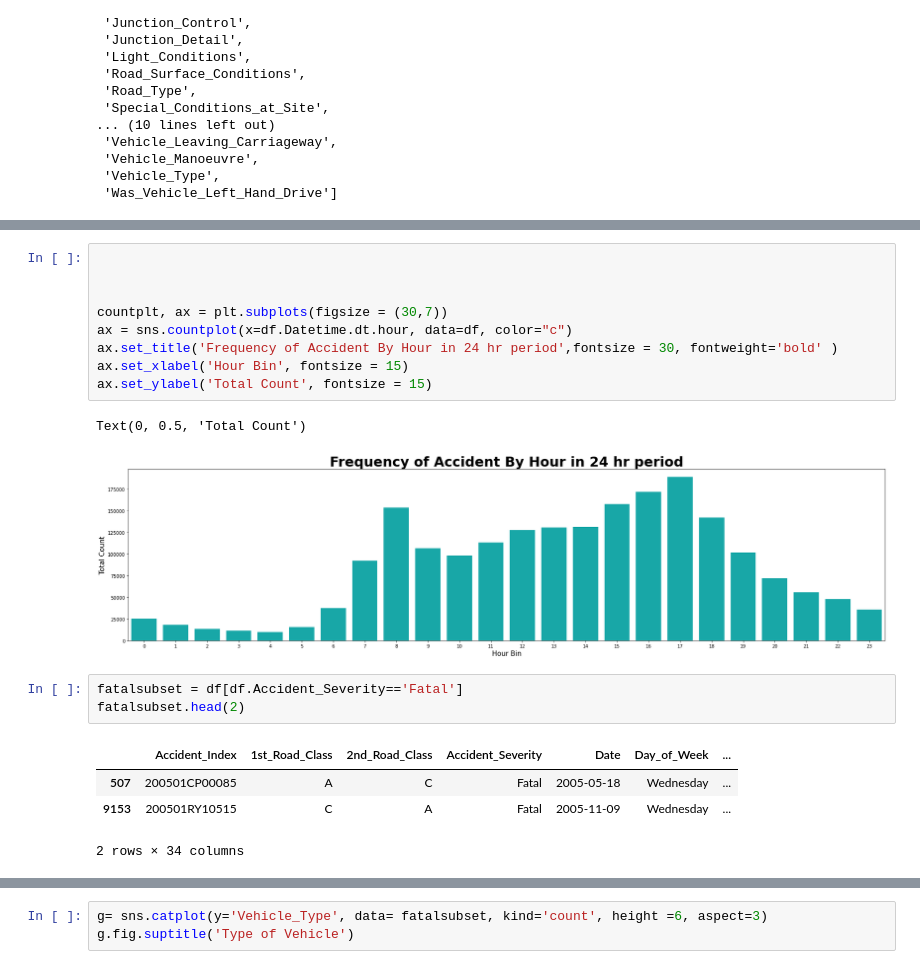
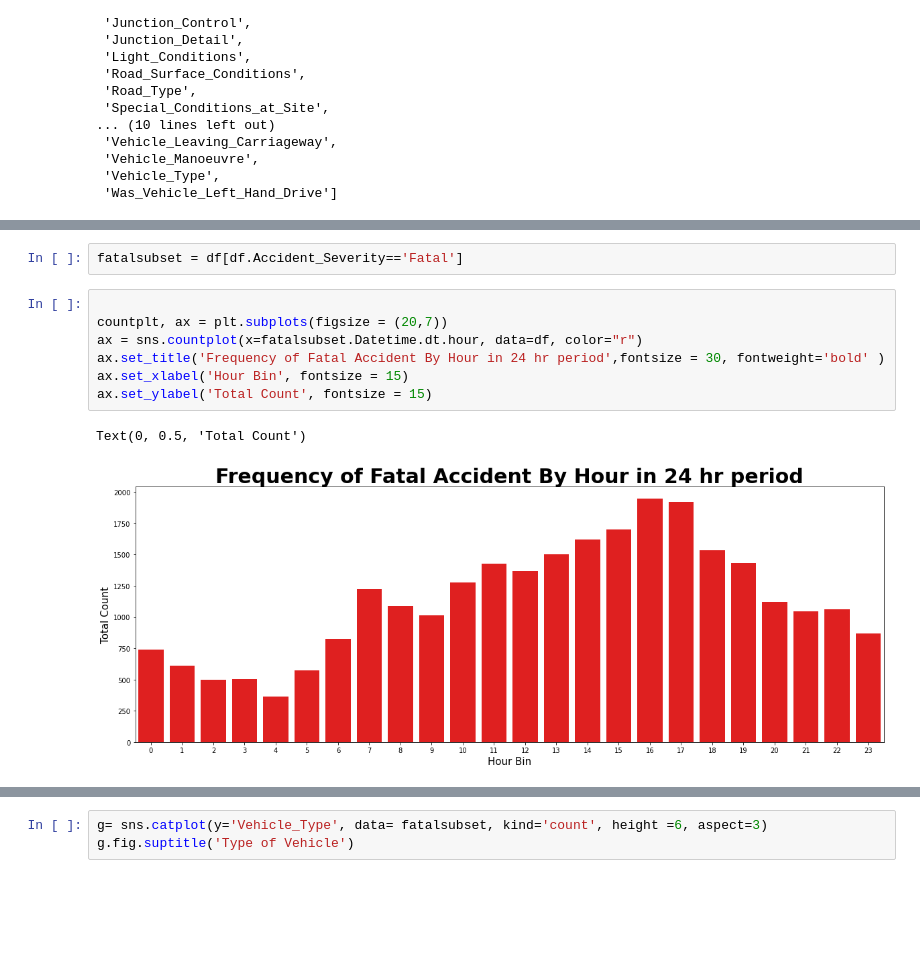
Before and after one commit to scharpham/Springboard, a Jupyter notebook: Capstone2/capstone2/notebooks/Capstone2-EDA.ipynb, the cells around one changed output, grey strips where cells are left out. Saved outputs shown, nothing was run; the diff lists cells and outputs as text; blank space fills up the shorter version.

```diff
--- a/Capstone2/capstone2/notebooks/Capstone2-EDA.ipynb
+++ b/Capstone2/capstone2/notebooks/Capstone2-EDA.ipynb
@@ -168,20 +167,12 @@ Name: Datetime, dtype: int64
+# %%
+fatalsubset = df[df.Accident_Severity=='Fatal']
 # %%
 
-
-
-countplt, ax = plt.subplots(figsize = (30,7))
-ax = sns.countplot(x=df.Datetime.dt.hour, data=df, color="c")
-ax.set_title('Frequency of Accident By Hour in 24 hr period',fontsize = 30, fontweight='bold' )
+countplt, ax = plt.subplots(figsize = (20,7))
+ax = sns.countplot(x=fatalsubset.Datetime.dt.hour, data=df, color="r")
+ax.set_title('Frequency of Fatal Accident By Hour in 24 hr period',fontsize = 30, fontweight='bold' )
 ax.set_xlabel('Hour Bin', fontsize = 15)
 ax.set_ylabel('Total Count', fontsize = 15)
 # %% [output]
 Text(0, 0.5, 'Total Count')
-[figure, old version]
+[figure, new version]
-# %%
-fatalsubset = df[df.Accident_Severity=='Fatal']
-fatalsubset.head(2)
-# %% [output]
-|  | Accident_Index | 1st_Road_Class | 2nd_Road_Class | Accident_Severity | Date | Day_of_Week | ... |
-| 507 | 200501CP00085 | A | C | Fatal | 2005-05-18 | Wednesday | ... |
-| 9153 | 200501RY10515 | C | A | Fatal | 2005-11-09 | Wednesday | ... |
-2 rows × 34 columns
```
Also changed, not shown: parts of 12 cells of this notebook.
